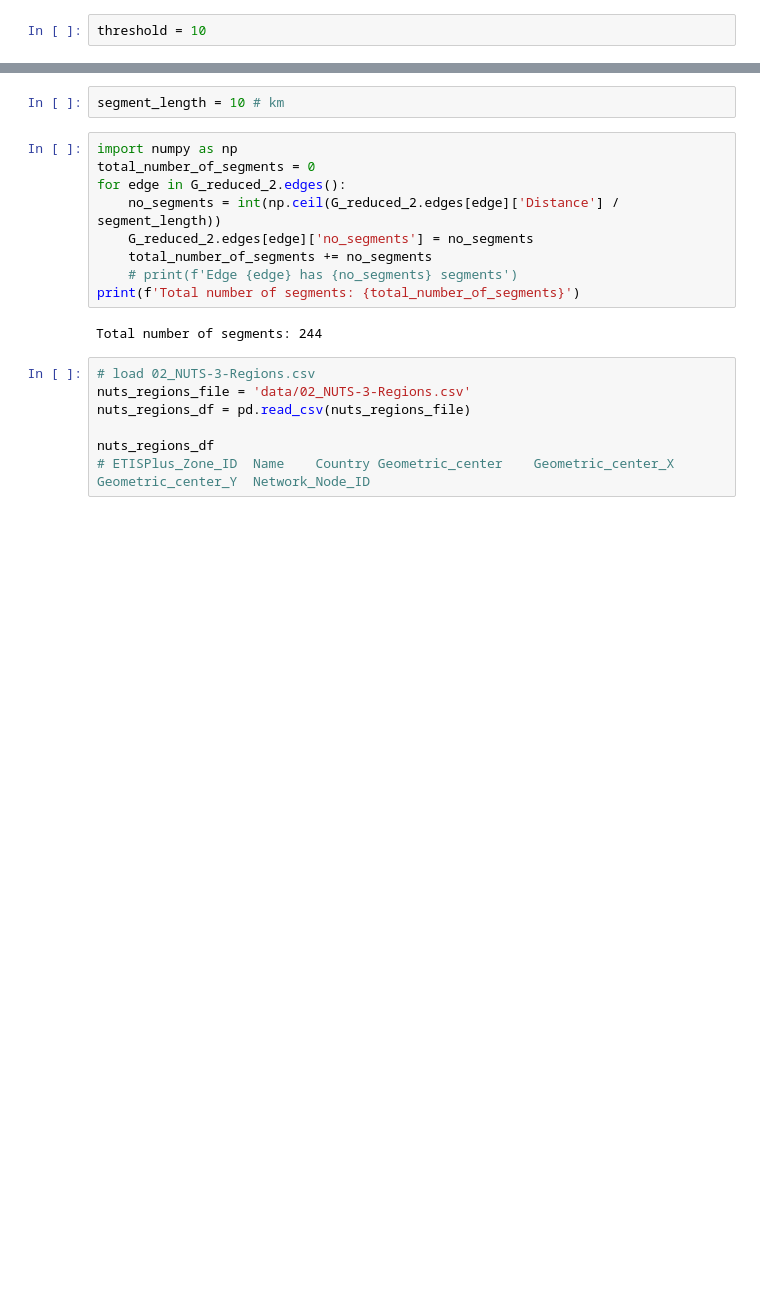
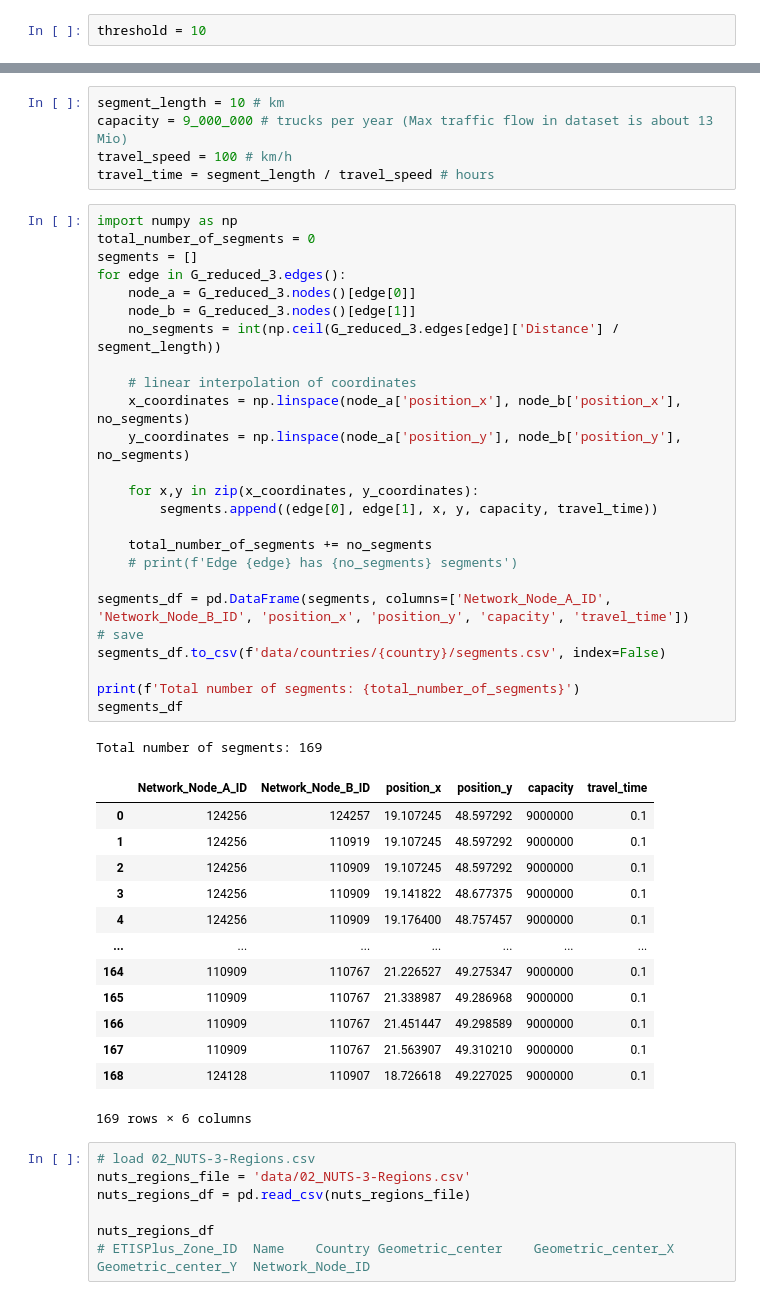
Before and after one commit to AI-for-Infrastructure-Management/imp-act, a Jupyter notebook: create_highway_network.ipynb, the cells around one changed output, grey strips where cells are left out. Drawn from its saved outputs; the diff is of its cells as text; blank space fills up the shorter version.

```diff
--- a/create_highway_network.ipynb
+++ b/create_highway_network.ipynb
@@ -286,16 +299,48 @@ Number of edges: 78
-# %%
-segment_length = 10 # km
+# %%
+segment_length = 10 # km
+capacity = 9_000_000 # trucks per year (Max traffic flow in dataset is about 13 Mio)
+travel_speed = 100 # km/h
+travel_time = segment_length / travel_speed # hours
 # %%
 import numpy as np
 total_number_of_segments = 0
-for edge in G_reduced_2.edges():
-    no_segments = int(np.ceil(G_reduced_2.edges[edge]['Distance'] / segment_length))
-    G_reduced_2.edges[edge]['no_segments'] = no_segments
+segments = []
+for edge in G_reduced_3.edges():
+    node_a = G_reduced_3.nodes()[edge[0]]
+    node_b = G_reduced_3.nodes()[edge[1]]
+    no_segments = int(np.ceil(G_reduced_3.edges[edge]['Distance'] / segment_length))
+
+    # linear interpolation of coordinates
+    x_coordinates = np.linspace(node_a['position_x'], node_b['position_x'], no_segments)
+    y_coordinates = np.linspace(node_a['position_y'], node_b['position_y'], no_segments)
+
+    for x,y in zip(x_coordinates, y_coordinates):
+        segments.append((edge[0], edge[1], x, y, capacity, travel_time))
+
     total_number_of_segments += no_segments
     # print(f'Edge {edge} has {no_segments} segments')
+
+segments_df = pd.DataFrame(segments, columns=['Network_Node_A_ID', 'Network_Node_B_ID', 'position_x', 'position_y', 'capacity', 'travel_time'])
+# save
+segments_df.to_csv(f'data/countries/{country}/segments.csv', index=False)
+
 print(f'Total number of segments: {total_number_of_segments}')
+segments_df
 # %% [output]
-Total number of segments: 244
+Total number of segments: 169
+|  | Network_Node_A_ID | Network_Node_B_ID | position_x | position_y | capacity | travel_time |
+| 0 | 124256 | 124257 | 19.107245 | 48.597292 | 9000000 | 0.1 |
+| 1 | 124256 | 110919 | 19.107245 | 48.597292 | 9000000 | 0.1 |
+| 2 | 124256 | 110909 | 19.107245 | 48.597292 | 9000000 | 0.1 |
+| 3 | 124256 | 110909 | 19.141822 | 48.677375 | 9000000 | 0.1 |
+| 4 | 124256 | 110909 | 19.176400 | 48.757457 | 9000000 | 0.1 |
+| ... | ... | ... | ... | ... | ... | ... |
+| 164 | 110909 | 110767 | 21.226527 | 49.275347 | 9000000 | 0.1 |
+| 165 | 110909 | 110767 | 21.338987 | 49.286968 | 9000000 | 0.1 |
+| 166 | 110909 | 110767 | 21.451447 | 49.298589 | 9000000 | 0.1 |
+| 167 | 110909 | 110767 | 21.563907 | 49.310210 | 9000000 | 0.1 |
+| 168 | 124128 | 110907 | 18.726618 | 49.227025 | 9000000 | 0.1 |
+169 rows × 6 columns
 # %%
 # load 02_NUTS-3-Regions.csv
 nuts_regions_file = 'data/02_NUTS-3-Regions.csv'
```
Also changed, not shown: parts of 10 cells of this notebook.
